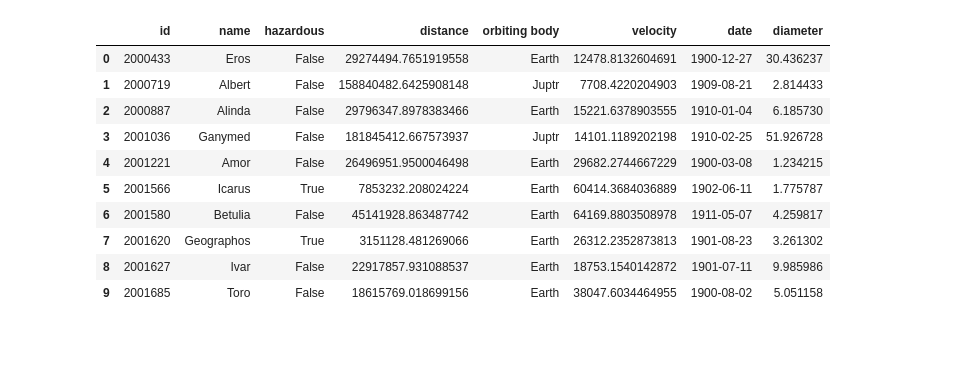
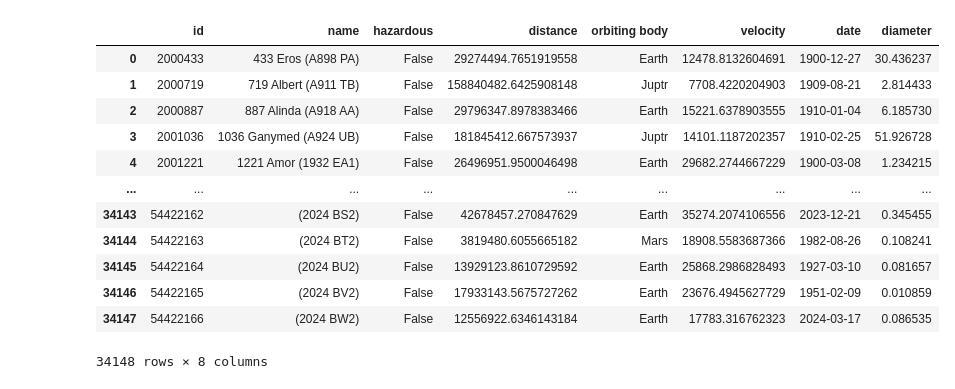
Before and after one commit to Bulaque/Team-2, a Jupyter notebook: Nasa_asteroid.ipynb, the cells around one changed output. Drawn from its saved outputs; the diff is of its cells as text; code cells hidden in the pictures; blank space fills up the shorter version.

```diff
--- a/Nasa_asteroid.ipynb
+++ b/Nasa_asteroid.ipynb
@@ -12,46 +12,3 @@ import datetime
 
 # Import API key
 from Config import nasa_key
-# %%
-# Base URL
-api_endpoint = f"https://api.nasa.gov/neo/rest/v1/neo/browse?api_key={nasa_key}"
-
-resp = requests.get(api_endpoint)
-
-if resp.status_code ==200:
-        api_data=resp.json()
-        data_entries=[]
-
-        for entry in api_data['near_earth_objects']:
-
-            try:
-            # create variable names and grab the data from the resp
-                resp_id = entry['id']
-                resp_name_limited = entry['name_limited']
-                resp_is_potentially_hazardous_asteroid = entry['is_potentially_hazardous_asteroid']
-                resp_miss_distance = entry['close_approach_data'][0]['miss_distance']['miles']
-                resp_orbiting_body = entry['close_approach_data'][0]['orbiting_body']
-                resp_relative_velocity = entry['close_approach_data'][0]['relative_velocity']['miles_per_hour']
-                resp_close_approach_date= entry['close_approach_data'][0]['close_approach_date']
-                resp_estimated_diameter = entry['estimated_diameter']['miles']['estimated_diameter_max']
-
-
-
-            # create a dataframe with keys and values
-                data_entries.append({'id':resp_id,
-                                 'name': resp_name_limited,
-                                 'hazardous': resp_is_potentially_hazardous_asteroid,
-                                 'distance': resp_miss_distance,
-                                 'orbiting body': resp_orbiting_body,
-                                 'velocity': resp_relative_velocity,
-                                 'date': resp_close_approach_date,
-                                 'diameter': resp_estimated_diameter
-                                })
-            except Exception as e:
-                print(f"Error processing entry: {e}")
-                pass
-
-        df = pd.DataFrame(data_entries)
-
-else:
-    print(f"Failed to fetch data. Status code: {resp.status_code}")
@@ -58,14 +86,16 @@ else:
 # %%
-df.head(10)
+df
 # %% [output]
 |  | id | name | hazardous | distance | orbiting body | velocity | date | diameter |
-| 0 | 2000433 | Eros | False | 29274494.7651919558 | Earth | 12478.8132604691 | 1900-12-27 | 30.436237 |
-| 1 | 2000719 | Albert | False | 158840482.6425908148 | Juptr | 7708.4220204903 | 1909-08-21 | 2.814433 |
-| 2 | 2000887 | Alinda | False | 29796347.8978383466 | Earth | 15221.6378903555 | 1910-01-04 | 6.185730 |
-| 3 | 2001036 | Ganymed | False | 181845412.667573937 | Juptr | 14101.1189202198 | 1910-02-25 | 51.926728 |
-| 4 | 2001221 | Amor | False | 26496951.9500046498 | Earth | 29682.2744667229 | 1900-03-08 | 1.234215 |
-| 5 | 2001566 | Icarus | True | 7853232.208024224 | Earth | 60414.3684036889 | 1902-06-11 | 1.775787 |
-| 6 | 2001580 | Betulia | False | 45141928.863487742 | Earth | 64169.8803508978 | 1911-05-07 | 4.259817 |
-| 7 | 2001620 | Geographos | True | 3151128.481269066 | Earth | 26312.2352873813 | 1901-08-23 | 3.261302 |
-| 8 | 2001627 | Ivar | False | 22917857.931088537 | Earth | 18753.1540142872 | 1901-07-11 | 9.985986 |
-| 9 | 2001685 | Toro | False | 18615769.018699156 | Earth | 38047.6034464955 | 1900-08-02 | 5.051158 |
+| 0 | 2000433 | 433 Eros (A898 PA) | False | 29274494.7651919558 | Earth | 12478.8132604691 | 1900-12-27 | 30.436237 |
+| 1 | 2000719 | 719 Albert (A911 TB) | False | 158840482.6425908148 | Juptr | 7708.4220204903 | 1909-08-21 | 2.814433 |
+| 2 | 2000887 | 887 Alinda (A918 AA) | False | 29796347.8978383466 | Earth | 15221.6378903555 | 1910-01-04 | 6.185730 |
+| 3 | 2001036 | 1036 Ganymed (A924 UB) | False | 181845412.667573937 | Juptr | 14101.1187202357 | 1910-02-25 | 51.926728 |
+| 4 | 2001221 | 1221 Amor (1932 EA1) | False | 26496951.9500046498 | Earth | 29682.2744667229 | 1900-03-08 | 1.234215 |
+| ... | ... | ... | ... | ... | ... | ... | ... | ... |
+| 34143 | 54422162 | (2024 BS2) | False | 42678457.270847629 | Earth | 35274.2074106556 | 2023-12-21 | 0.345455 |
+| 34144 | 54422163 | (2024 BT2) | False | 3819480.6055665182 | Mars | 18908.5583687366 | 1982-08-26 | 0.108241 |
+| 34145 | 54422164 | (2024 BU2) | False | 13929123.8610729592 | Earth | 25868.2986828493 | 1927-03-10 | 0.081657 |
+| 34146 | 54422165 | (2024 BV2) | False | 17933143.5675727262 | Earth | 23676.4945627729 | 1951-02-09 | 0.010859 |
+| 34147 | 54422166 | (2024 BW2) | False | 12556922.6346143184 | Earth | 17783.316762323 | 2024-03-17 | 0.086535 |
+34148 rows × 8 columns
```
Also changed, not shown: parts of 12 cells of this notebook, 3 other files.
